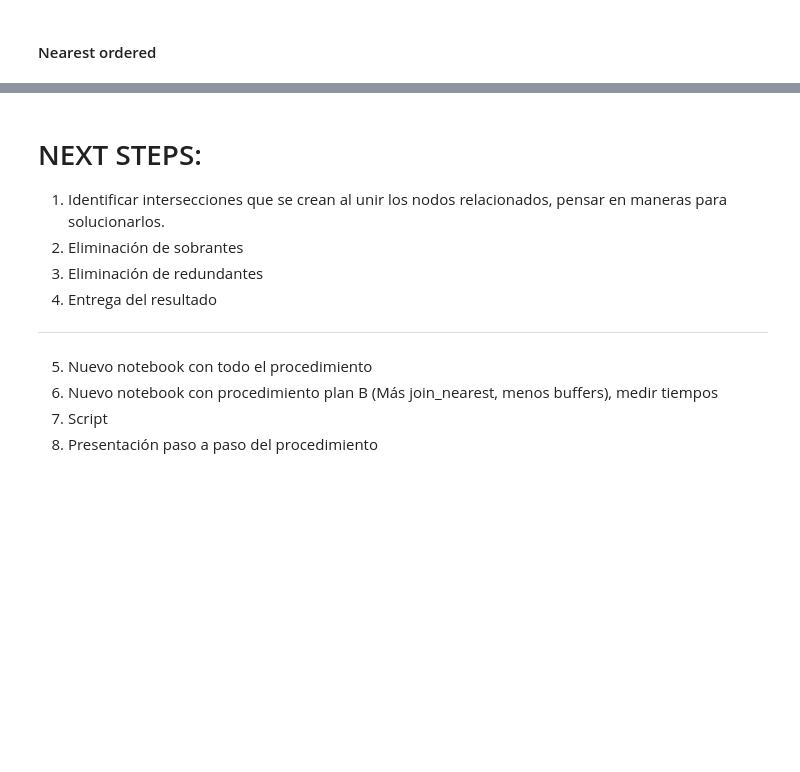
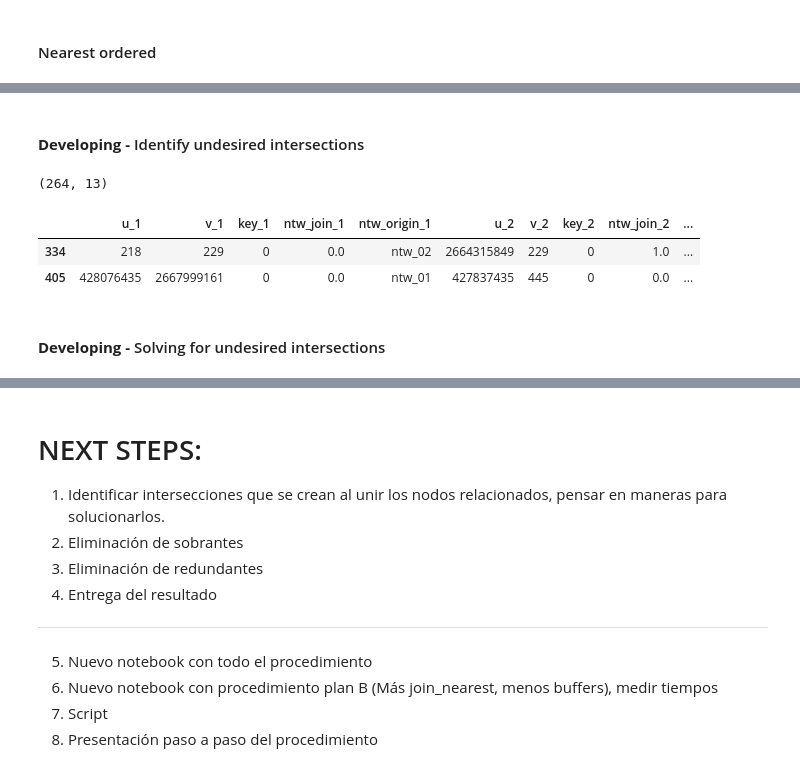
Before and after one commit to Observatorio-Ciudades/accesibilidad-urbana, a Jupyter notebook: notebooks/projects/volvo/09_tessellations_boeing_ntw_join_pt2.ipynb, the cells around one changed output, grey strips where cells are left out. Drawn from its saved outputs; the diff is of its cells as text; code cells hidden in the pictures; blank space fills up the shorter version.

```diff
--- a/notebooks/projects/volvo/09_tessellations_boeing_ntw_join_pt2.ipynb
+++ b/notebooks/projects/volvo/09_tessellations_boeing_ntw_join_pt2.ipynb
@@ -196,6 +212,9 @@ if contact_nodes.crs != projected_crs:
         contact_nodes = contact_nodes.to_crs(projected_crs)
         print("Transformed CRS to projected_crs.")
 
+# Set unique identifiers to int
+contact_nodes['osmid'] = contact_nodes['osmid'].astype('int')
+
 # Show
 print(contact_nodes.crs)
 print(contact_nodes.shape)
@@ -1988,0 +2132,33 @@ if local_save:
+# %% [markdown]
+#### __Developing -__ Identify undesired intersections
+# %%
+# Find all intersections between edges
+intersection_points_tst = joined_edges_concat.overlay(joined_edges_concat,how='intersection',keep_geom_type=False)
+
+# Drop all points that are already nodes
+nodes_geoms = list(joined_nodes.geometry.unique())
+intersection_points_tst = intersection_points_tst.loc[~intersection_points_tst['geometry'].isin(nodes_geoms)].copy()
+
+# Create unique ids for intersected edges
+intersection_points_tst['u_1'] = intersection_points_tst['u_1'].astype('str')
+intersection_points_tst['v_1'] = intersection_points_tst['v_1'].astype('str')
+intersection_points_tst['key_1'] = intersection_points_tst['key_1'].astype('str')
+intersection_points_tst['u_2'] = intersection_points_tst['u_2'].astype('str')
+intersection_points_tst['v_2'] = intersection_points_tst['v_2'].astype('str')
+intersection_points_tst['key_2'] = intersection_points_tst['key_2'].astype('str')
+
+intersection_points_tst['edge_id_1'] = intersection_points_tst['u_1']+intersection_points_tst['v_1']+intersection_points_tst['key_1']
+intersection_points_tst['edge_id_2'] = intersection_points_tst['u_2']+intersection_points_tst['v_2']+intersection_points_tst['key_2']
+
+# Drop unique_ids that are the same (intersected with itself)
+drop_idx = intersection_points_tst['edge_id_1'] == intersection_points_tst['edge_id_2']
+intersection_points_tst = intersection_points_tst.loc[~drop_idx].copy()
+
+# Show
+print(intersection_points_tst.shape)
+intersection_points_tst.head(2)
+# %% [output]
+(264, 13)
+|  | u_1 | v_1 | key_1 | ntw_join_1 | ntw_origin_1 | u_2 | v_2 | key_2 | ntw_join_2 | ... |
+| 334 | 218 | 229 | 0 | 0.0 | ntw_02 | 2664315849 | 229 | 0 | 1.0 | ... |
+| 405 | 428076435 | 2667999161 | 0 | 0.0 | ntw_01 | 427837435 | 445 | 0 | 0.0 | ... |
@@ -1988,0 +2170,2 @@ if local_save:
+# %% [markdown]
+#### __Developing -__ Solving for undesired intersections
```
Also changed, not shown: parts of 49 cells of this notebook.
